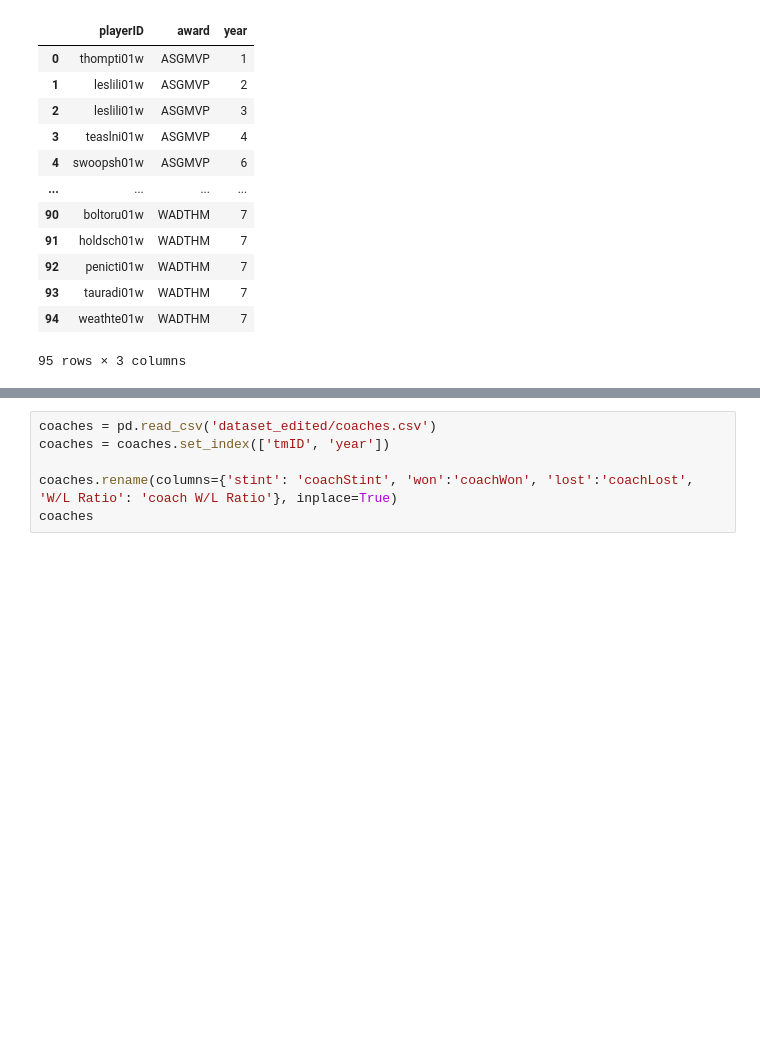
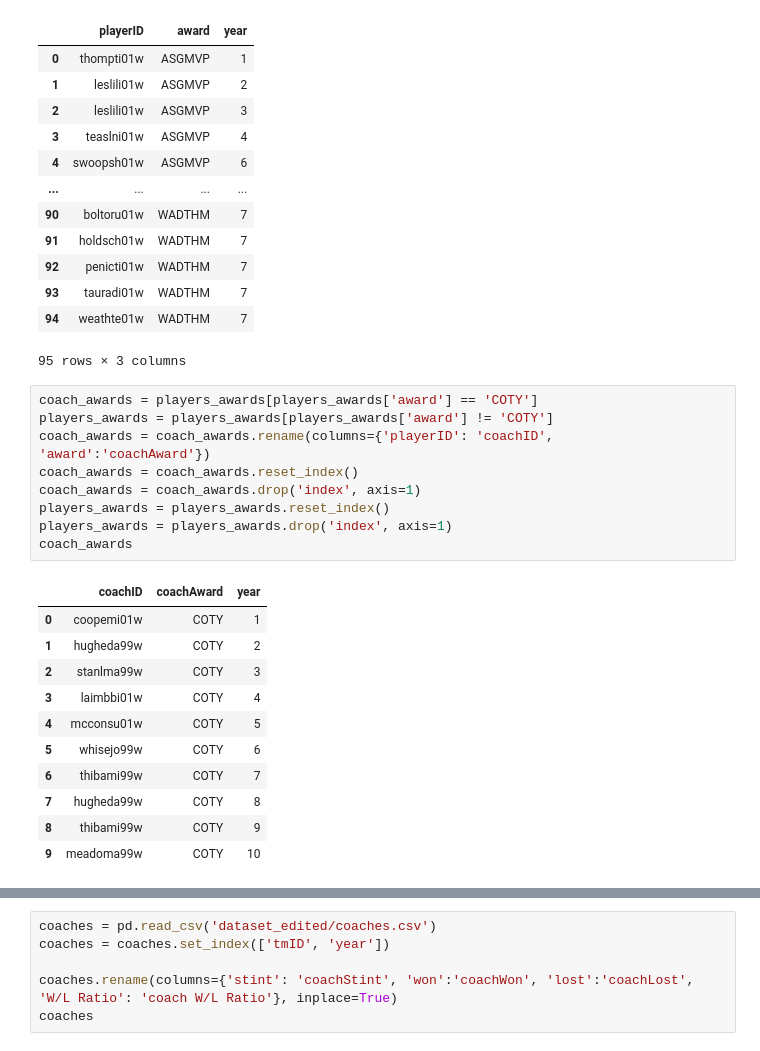
Before and after one commit to 13luiscabral13/AC, a Jupyter notebook: dataJoins.ipynb, the cells around one changed output, grey strips where cells are left out. Cells and saved outputs as stored; diff of their text form; blank space fills up the shorter version.

```diff
--- a/dataJoins.ipynb
+++ b/dataJoins.ipynb
@@ -36,3 +36,24 @@ players_awards
 | 93 | tauradi01w | WADTHM | 7 |
 | 94 | weathte01w | WADTHM | 7 |
 95 rows × 3 columns
+# %%
+coach_awards = players_awards[players_awards['award'] == 'COTY']
+players_awards = players_awards[players_awards['award'] != 'COTY']
+coach_awards = coach_awards.rename(columns={'playerID': 'coachID', 'award':'coachAward'})
+coach_awards = coach_awards.reset_index()
+coach_awards = coach_awards.drop('index', axis=1)
+players_awards = players_awards.reset_index()
+players_awards = players_awards.drop('index', axis=1)
+coach_awards
+# %% [output]
+|  | coachID | coachAward | year |
+| 0 | coopemi01w | COTY | 1 |
+| 1 | hugheda99w | COTY | 2 |
+| 2 | stanlma99w | COTY | 3 |
+| 3 | laimbbi01w | COTY | 4 |
+| 4 | mcconsu01w | COTY | 5 |
+| 5 | whisejo99w | COTY | 6 |
+| 6 | thibami99w | COTY | 7 |
+| 7 | hugheda99w | COTY | 8 |
+| 8 | thibami99w | COTY | 9 |
+| 9 | meadoma99w | COTY | 10 |
```
Also changed, not shown: parts of 4 cells of this notebook, 1 other file.
